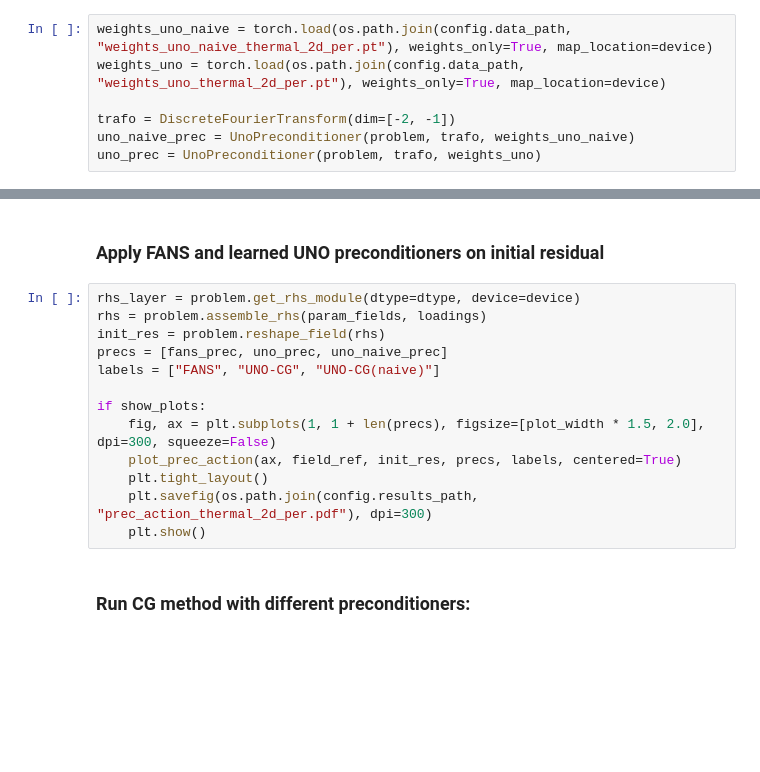
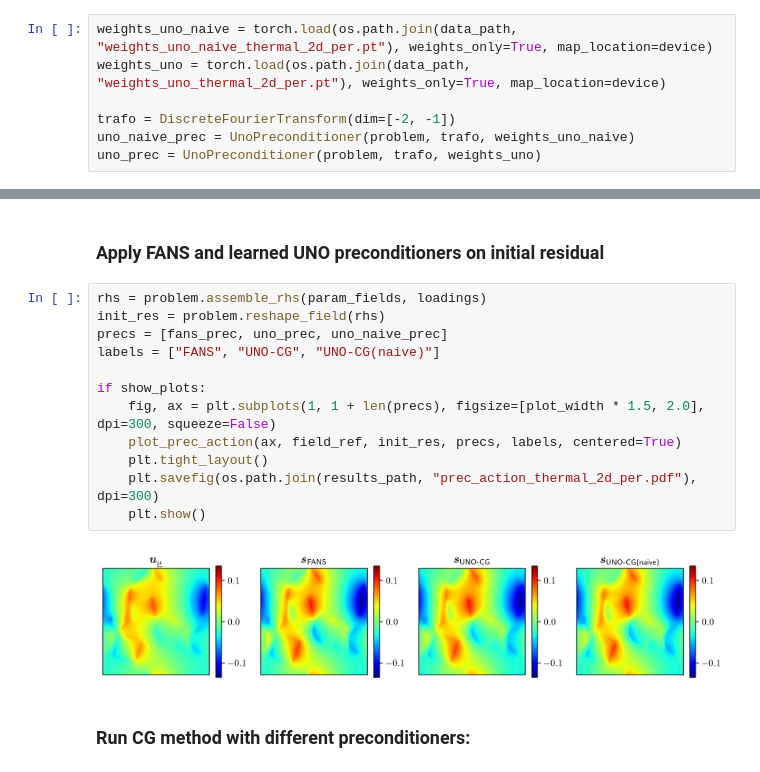
Before and after one commit to DataAnalyticsEngineering/UNOCG, a Jupyter notebook: examples/ijnme2026/evaluate_thermal_2d_per.ipynb, the cells around one changed output, grey strips where cells are left out. Drawn from its saved outputs; the diff is of its cells as text; blank space fills up the shorter version.

```diff
--- a/examples/ijnme2026/evaluate_thermal_2d_per.ipynb
+++ b/examples/ijnme2026/evaluate_thermal_2d_per.ipynb
@@ -91,8 +102,8 @@ if show_plots:
 # %% [markdown]
 ### Load learned UNO preconditioners:
 # %%
-weights_uno_naive = torch.load(os.path.join(config.data_path, "weights_uno_naive_thermal_2d_per.pt"), weights_only=True, map_location=device)
-weights_uno = torch.load(os.path.join(config.data_path, "weights_uno_thermal_2d_per.pt"), weights_only=True, map_location=device)
+weights_uno_naive = torch.load(os.path.join(data_path, "weights_uno_naive_thermal_2d_per.pt"), weights_only=True, map_location=device)
+weights_uno = torch.load(os.path.join(data_path, "weights_uno_thermal_2d_per.pt"), weights_only=True, map_location=device)
 
 trafo = DiscreteFourierTransform(dim=[-2, -1])
 uno_naive_prec = UnoPreconditioner(problem, trafo, weights_uno_naive)
@@ -115,18 +126,19 @@ jac_prec = JacobiPreconditioner(problem, jac_weights)
 # %% [markdown]
 ### Apply FANS and learned UNO preconditioners on initial residual
 # %%
-rhs_layer = problem.get_rhs_module(dtype=dtype, device=device)
 rhs = problem.assemble_rhs(param_fields, loadings)
 init_res = problem.reshape_field(rhs)
 precs = [fans_prec, uno_prec, uno_naive_prec]
 labels = ["FANS", "UNO-CG", "UNO-CG(naive)"]
 
 if show_plots:
     fig, ax = plt.subplots(1, 1 + len(precs), figsize=[plot_width * 1.5, 2.0], dpi=300, squeeze=False)
     plot_prec_action(ax, field_ref, init_res, precs, labels, centered=True)
     plt.tight_layout()
-    plt.savefig(os.path.join(config.results_path, "prec_action_thermal_2d_per.pdf"), dpi=300)
+    plt.savefig(os.path.join(results_path, "prec_action_thermal_2d_per.pdf"), dpi=300)
     plt.show()
+# %% [output]
+[figure, added]
 # %% [markdown]
 ### Run CG method with different preconditioners:
 # %%
```
Also changed, not shown: parts of 13 cells of this notebook, 16 other files.
